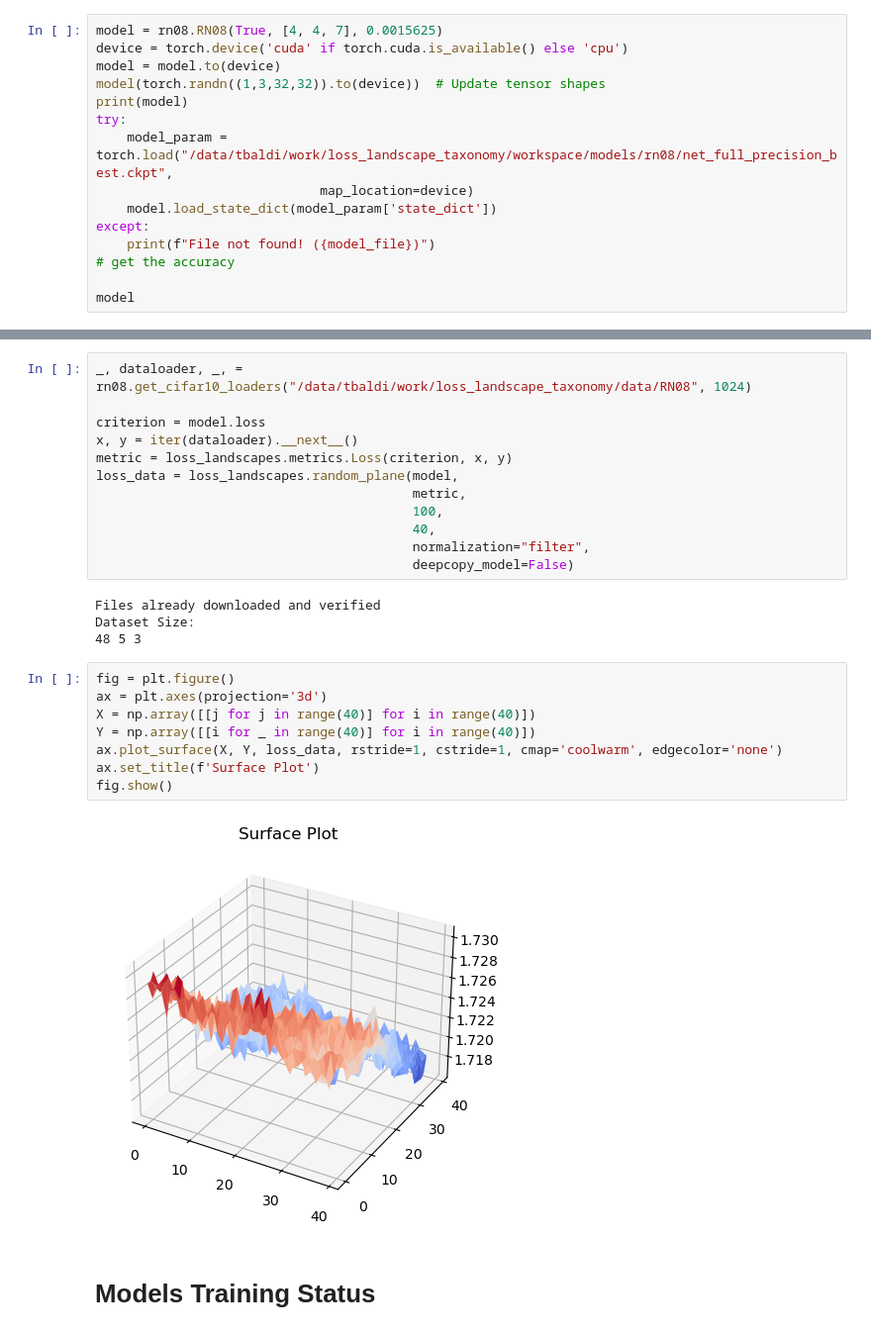
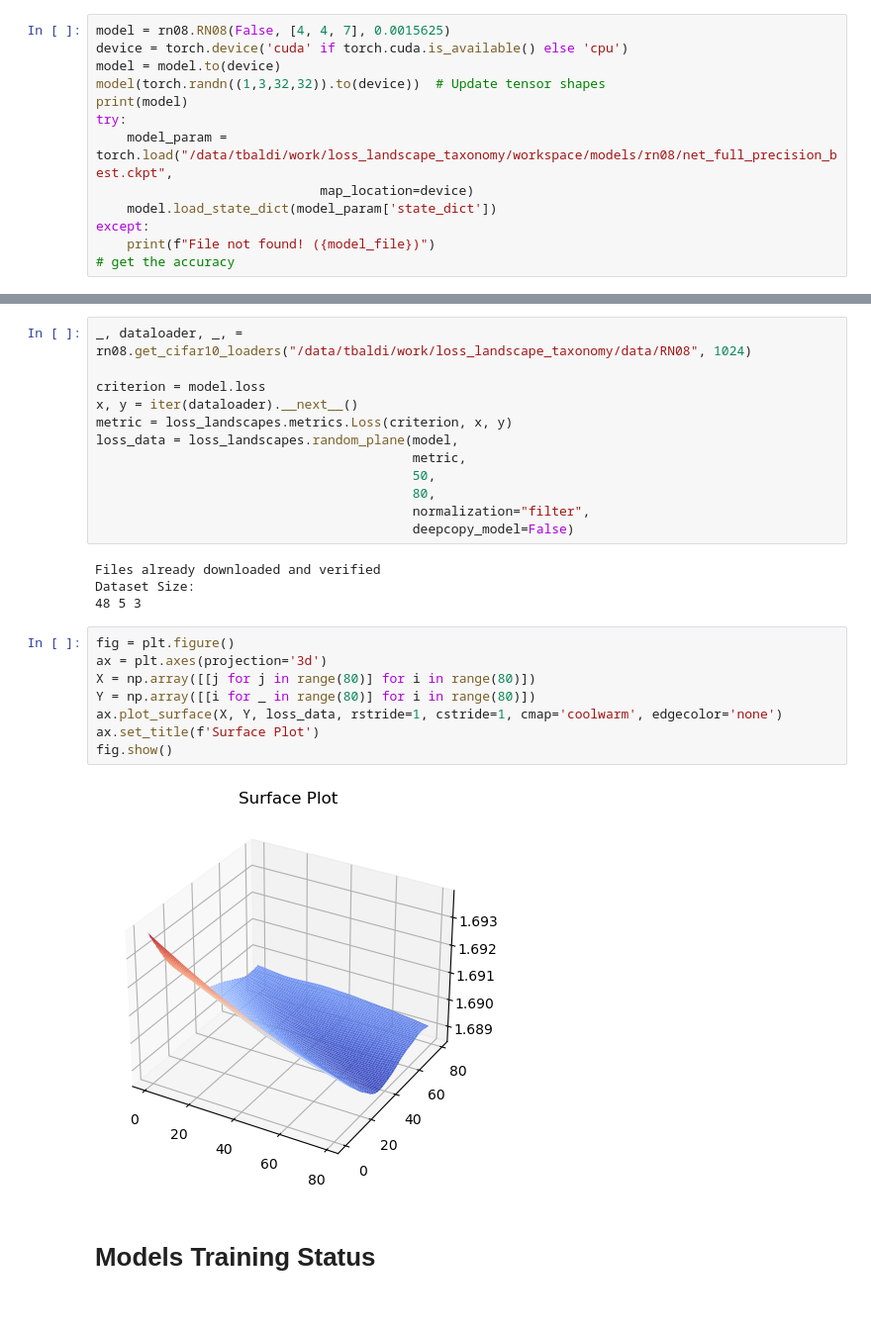
Before and after one commit to Vis4SciML/loss_landscape_taxonomy, a Jupyter notebook: workspace/notebooks/scan_status.ipynb, the cells around one changed output, grey strips where cells are left out. Shown at 99% size. Saved outputs shown, nothing was run; the diff lists cells and outputs as text; blank space fills up the shorter version.

```diff
--- a/workspace/notebooks/scan_status.ipynb
+++ b/workspace/notebooks/scan_status.ipynb
@@ -20,7 +20,7 @@ module_path = os.path.abspath(os.path.join('../../workspace/models/rn08/code/'))
 sys.path.insert(0, module_path)
 import rn08
 # %%
-model = rn08.RN08(True, [4, 4, 7], 0.0015625)
+model = rn08.RN08(False, [4, 4, 7], 0.0015625)
 device = torch.device('cuda' if torch.cuda.is_available() else 'cpu')
 model = model.to(device)
 model(torch.randn((1,3,32,32)).to(device))  # Update tensor shapes
@@ -32,7 +32,5 @@ try:
 except:
     print(f"File not found! ({model_file})")
 # get the accuracy
-
-model
 # %% [output]
 RN08(
@@ -77,8 +58,8 @@ x, y = iter(dataloader).__next__()
 metric = loss_landscapes.metrics.Loss(criterion, x, y)
 loss_data = loss_landscapes.random_plane(model,
                                          metric,
-                                         100,
-                                         40,
+                                         50,
+                                         80,
                                          normalization="filter",
                                          deepcopy_model=False)
 # %% [output]
@@ -88,13 +69,13 @@ Dataset Size:
 # %%
 fig = plt.figure()
 ax = plt.axes(projection='3d')
-X = np.array([[j for j in range(40)] for i in range(40)])
-Y = np.array([[i for _ in range(40)] for i in range(40)])
+X = np.array([[j for j in range(80)] for i in range(80)])
+Y = np.array([[i for _ in range(80)] for i in range(80)])
 ax.plot_surface(X, Y, loss_data, rstride=1, cstride=1, cmap='coolwarm', edgecolor='none')
 ax.set_title(f'Surface Plot')
 fig.show()
 # %% [output]
-[figure, old version]
+[figure, new version]
 # %% [markdown]
 # Models Training Status
 # %% [markdown]
```
Also changed, not shown: parts of 3 cells of this notebook, 9 other files.
